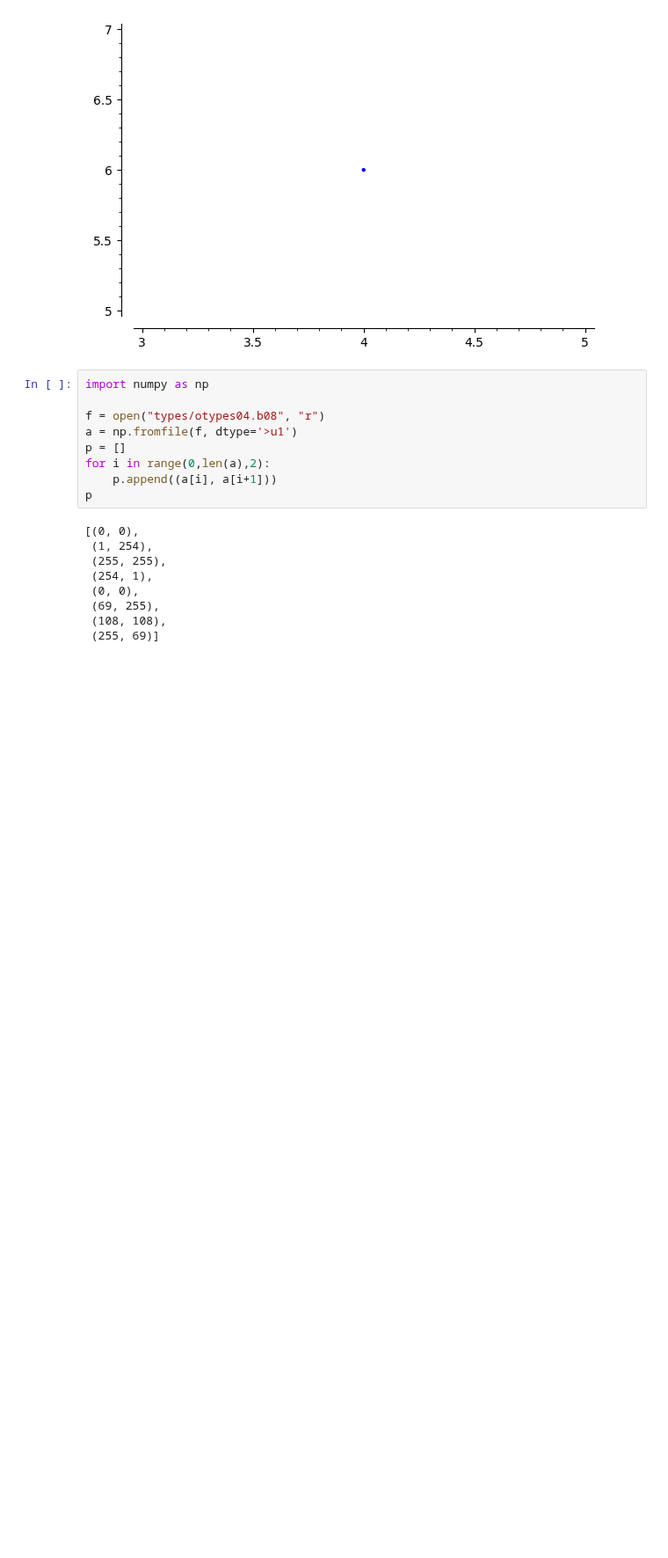
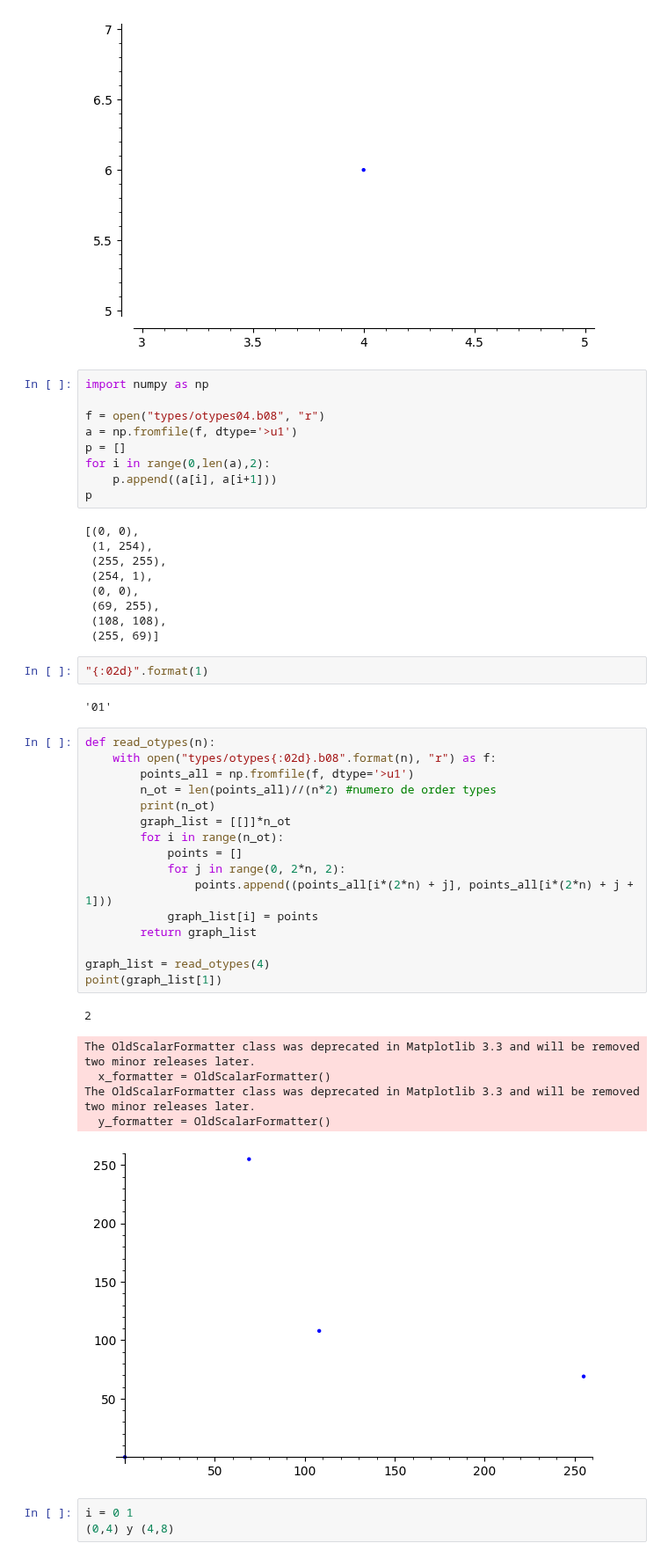
Before and after one commit to moeru1/geometric-colorings, a Jupyter notebook: Untitled1.ipynb, the cells around one changed output. Shown at 88% size. Saved outputs shown, nothing was run; the diff lists cells and outputs as text; blank space fills up the shorter version.

Commit message:
agrega leer otypes

```diff
--- a/Untitled1.ipynb
+++ b/Untitled1.ipynb
@@ -24,3 +24,33 @@ p
  (69, 255),
  (108, 108),
  (255, 69)]
+# %%
+"{:02d}".format(1)
+# %% [output]
+'01'
+# %%
+def read_otypes(n):
+    with open("types/otypes{:02d}.b08".format(n), "r") as f:
+        points_all = np.fromfile(f, dtype='>u1')
+        n_ot = len(points_all)//(n*2) #numero de order types
+        print(n_ot)
+        graph_list = [[]]*n_ot
+        for i in range(n_ot):
+            points = []
+            for j in range(0, 2*n, 2):
+                points.append((points_all[i*(2*n) + j], points_all[i*(2*n) + j + 1]))
+            graph_list[i] = points
+        return graph_list
+
+graph_list = read_otypes(4)
+point(graph_list[1])
+# %% [output]
+2
+The OldScalarFormatter class was deprecated in Matplotlib 3.3 and will be removed two minor releases later.
+  x_formatter = OldScalarFormatter()
+The OldScalarFormatter class was deprecated in Matplotlib 3.3 and will be removed two minor releases later.
+  y_formatter = OldScalarFormatter()
+[figure, added]
+# %%
+i = 0 1
+(0,4) y (4,8)
```
Also changed, not shown: 3 other files.
